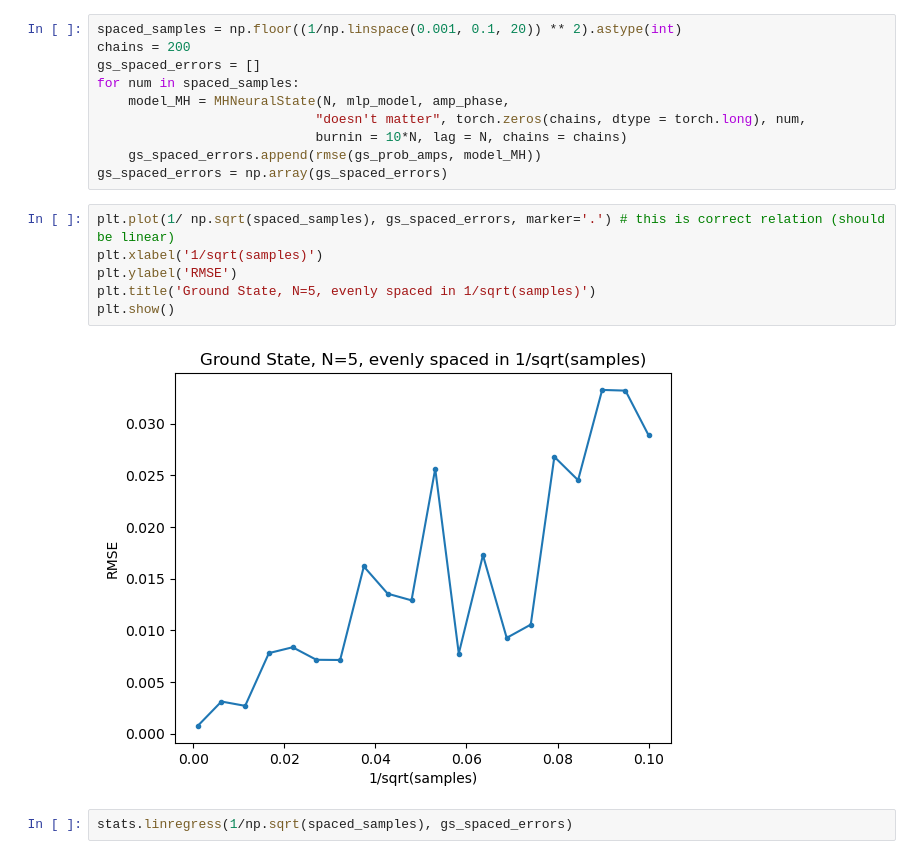
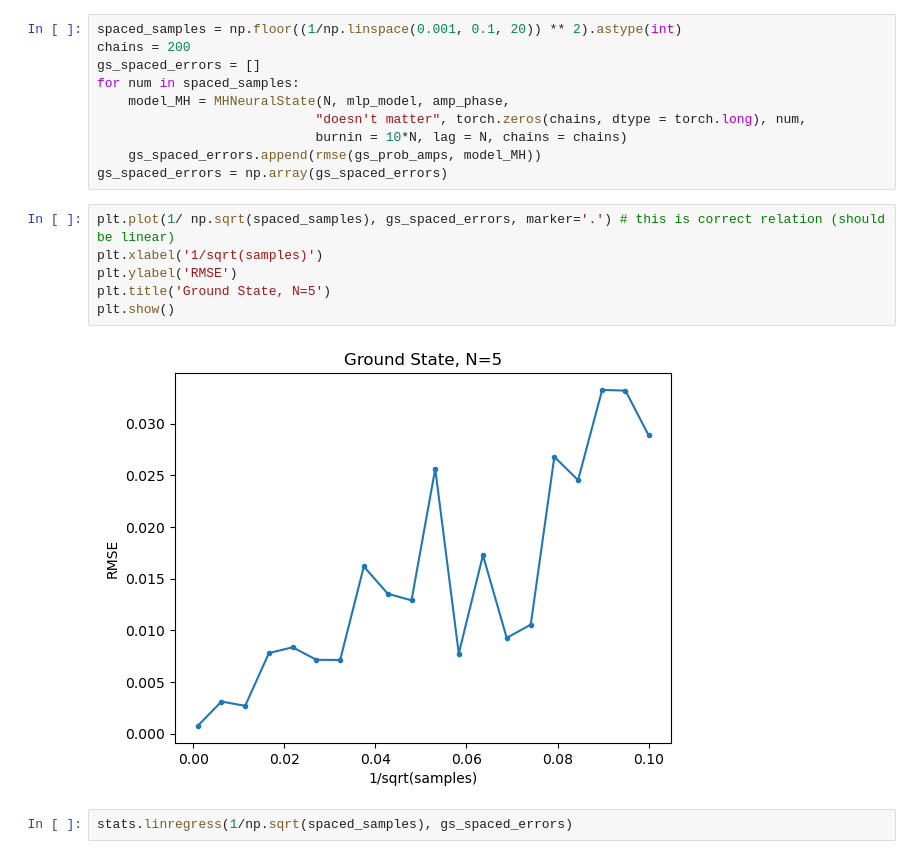
Before and after one commit to tlin06/kans_urop, a Jupyter notebook: MH_algorithm/parallel_sampling.ipynb, the cells around one changed output. Saved outputs shown, nothing was run; the diff lists cells and outputs as text.

```diff
--- a/MH_algorithm/parallel_sampling.ipynb
+++ b/MH_algorithm/parallel_sampling.ipynb
@@ -225,11 +225,11 @@ gs_spaced_errors = np.array(gs_spaced_errors)
 # %%
 plt.plot(1/ np.sqrt(spaced_samples), gs_spaced_errors, marker='.') # this is correct relation (should be linear)
 plt.xlabel('1/sqrt(samples)')
 plt.ylabel('RMSE')
-plt.title('Ground State, N=5, evenly spaced in 1/sqrt(samples)')
+plt.title('Ground State, N=5')
 plt.show()
 # %% [output]
-[figure, old version]
+[figure, new version]
 # %%
 stats.linregress(1/np.sqrt(spaced_samples), gs_spaced_errors)
 # %% [output]
```
Also changed, not shown: 7 other files.
